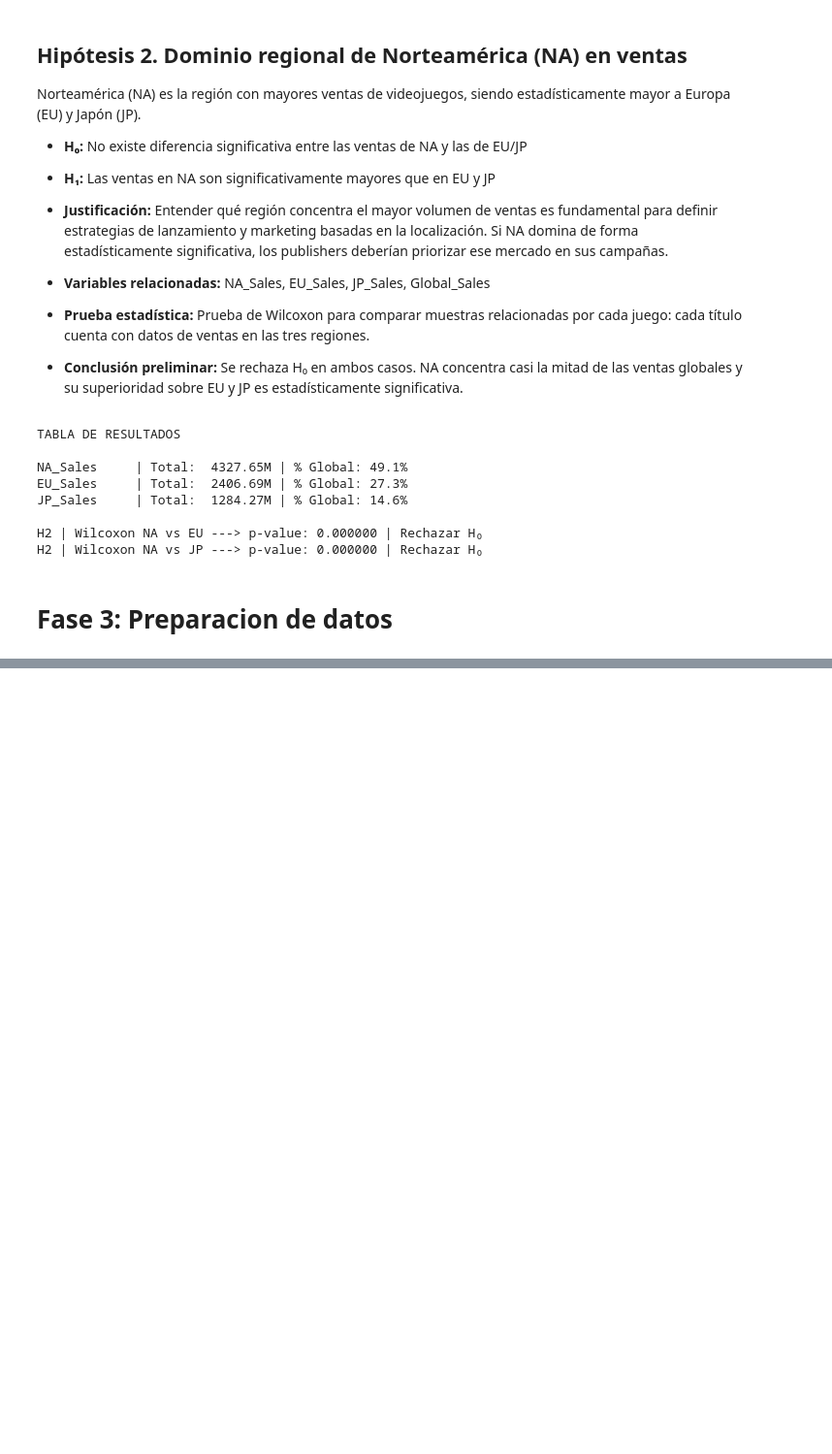
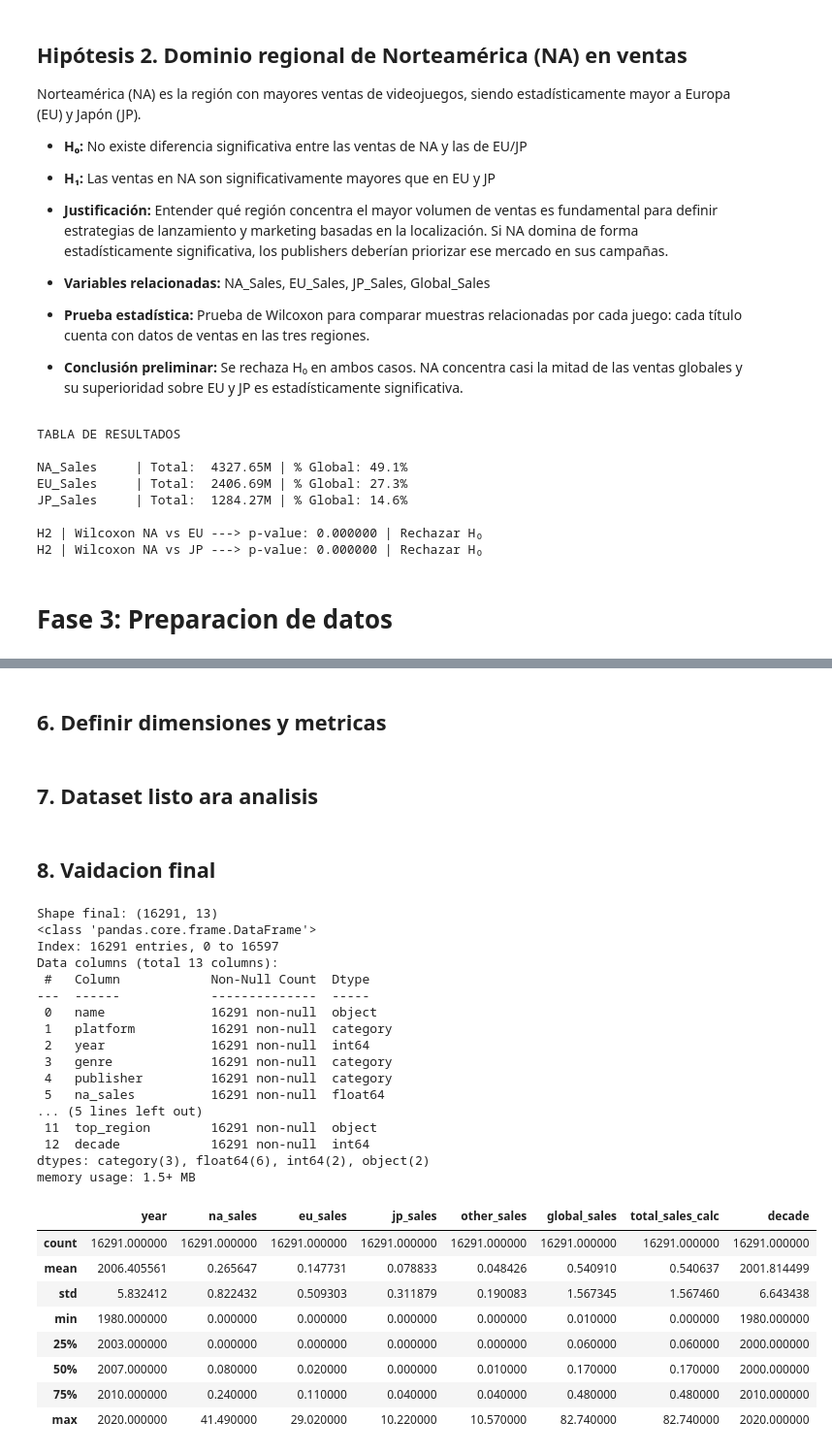
Before and after one commit to hdflorez/Entrega_3, a Jupyter notebook: VideoGameSales.ipynb, the cells around one changed output, grey strips where cells are left out. Shown at 97% size. Saved outputs shown, nothing was run; the diff lists cells and outputs as text; code cells hidden in the pictures; blank space fills up the shorter version.

```diff
--- a/VideoGameSales.ipynb
+++ b/VideoGameSales.ipynb
@@ -186,0 +295,12 @@ df.columns
+# %%
+# Region dominante
+df['top_region'] = df[['na_sales','eu_sales','jp_sales','other_sales']].idxmax(axis=1)
+# %%
+# Decada del juego
+df['decade'] = (df['year']//10)*10
+# %%
+# Conversion de tipos
+categorical_cols = ['platform','genre','publisher']
+
+for col in categorical_cols:
+    df[col] = df[col].astype('category')
@@ -186,0 +309,2 @@ df.columns
+# %%
+df = df.drop(columns=['rank'])
@@ -186,0 +321,2 @@ df.columns
+# %% [markdown]
+## **6. Definir dimensiones y metricas**
@@ -186,0 +344,2 @@ df.columns
+# %% [markdown]
+## **7. Dataset listo ara analisis**
@@ -186,0 +348,33 @@ df.columns
+# %% [markdown]
+## **8. Vaidacion final**
+# %%
+print("Shape final:", df.shape)
+df.info()
+df.describe()
+# %% [output]
+Shape final: (16291, 13)
+<class 'pandas.core.frame.DataFrame'>
+Index: 16291 entries, 0 to 16597
+Data columns (total 13 columns):
+ #   Column            Non-Null Count  Dtype
+---  ------            --------------  -----
+ 0   name              16291 non-null  object
+ 1   platform          16291 non-null  category
+ 2   year              16291 non-null  int64
+ 3   genre             16291 non-null  category
+ 4   publisher         16291 non-null  category
+ 5   na_sales          16291 non-null  float64
+... (5 lines left out)
+ 11  top_region        16291 non-null  object
+ 12  decade            16291 non-null  int64
+dtypes: category(3), float64(6), int64(2), object(2)
+memory usage: 1.5+ MB
+|  | year | na_sales | eu_sales | jp_sales | other_sales | global_sales | total_sales_calc | decade |
+| count | 16291.000000 | 16291.000000 | 16291.000000 | 16291.000000 | 16291.000000 | 16291.000000 | 16291.000000 | 16291.000000 |
+| mean | 2006.405561 | 0.265647 | 0.147731 | 0.078833 | 0.048426 | 0.540910 | 0.540637 | 2001.814499 |
+| std | 5.832412 | 0.822432 | 0.509303 | 0.311879 | 0.190083 | 1.567345 | 1.567460 | 6.643438 |
+| min | 1980.000000 | 0.000000 | 0.000000 | 0.000000 | 0.000000 | 0.010000 | 0.000000 | 1980.000000 |
+| 25% | 2003.000000 | 0.000000 | 0.000000 | 0.000000 | 0.000000 | 0.060000 | 0.060000 | 2000.000000 |
+| 50% | 2007.000000 | 0.080000 | 0.020000 | 0.000000 | 0.010000 | 0.170000 | 0.170000 | 2000.000000 |
+| 75% | 2010.000000 | 0.240000 | 0.110000 | 0.040000 | 0.040000 | 0.480000 | 0.480000 | 2010.000000 |
+| max | 2020.000000 | 41.490000 | 29.020000 | 10.220000 | 10.570000 | 82.740000 | 82.740000 | 2020.000000 |
```
Also changed, not shown: parts of 18 cells of this notebook.
